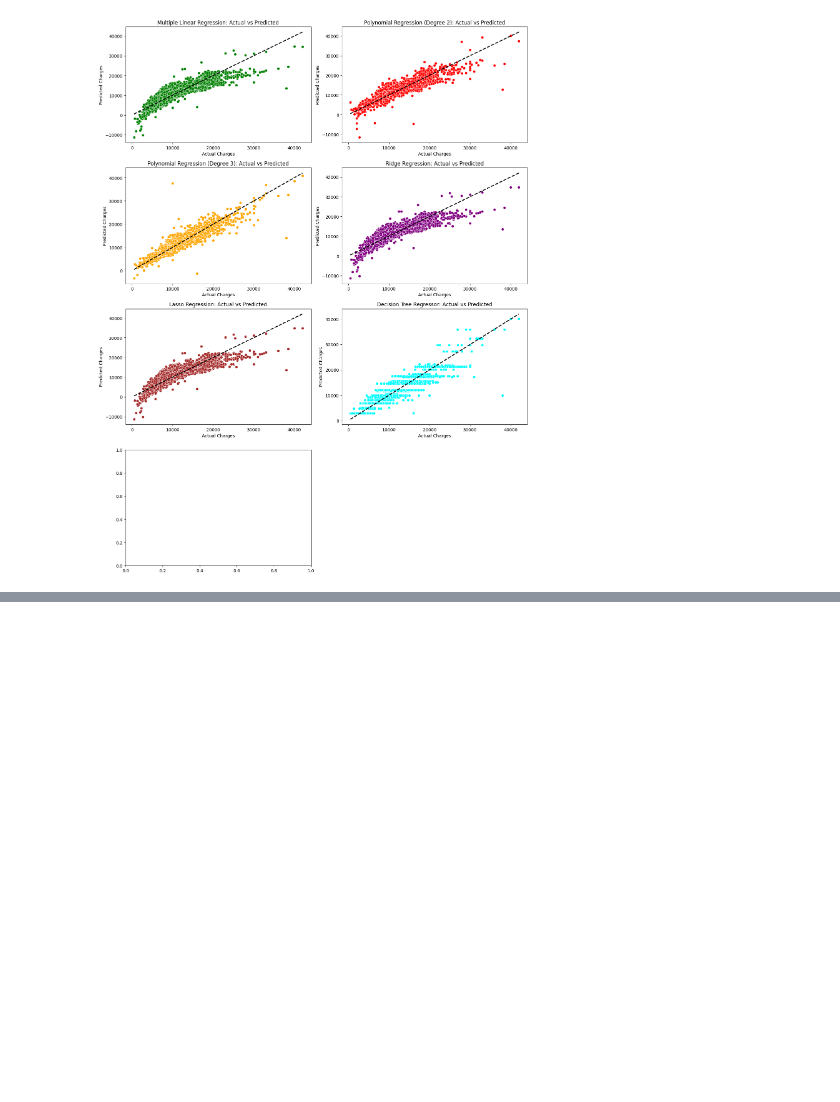
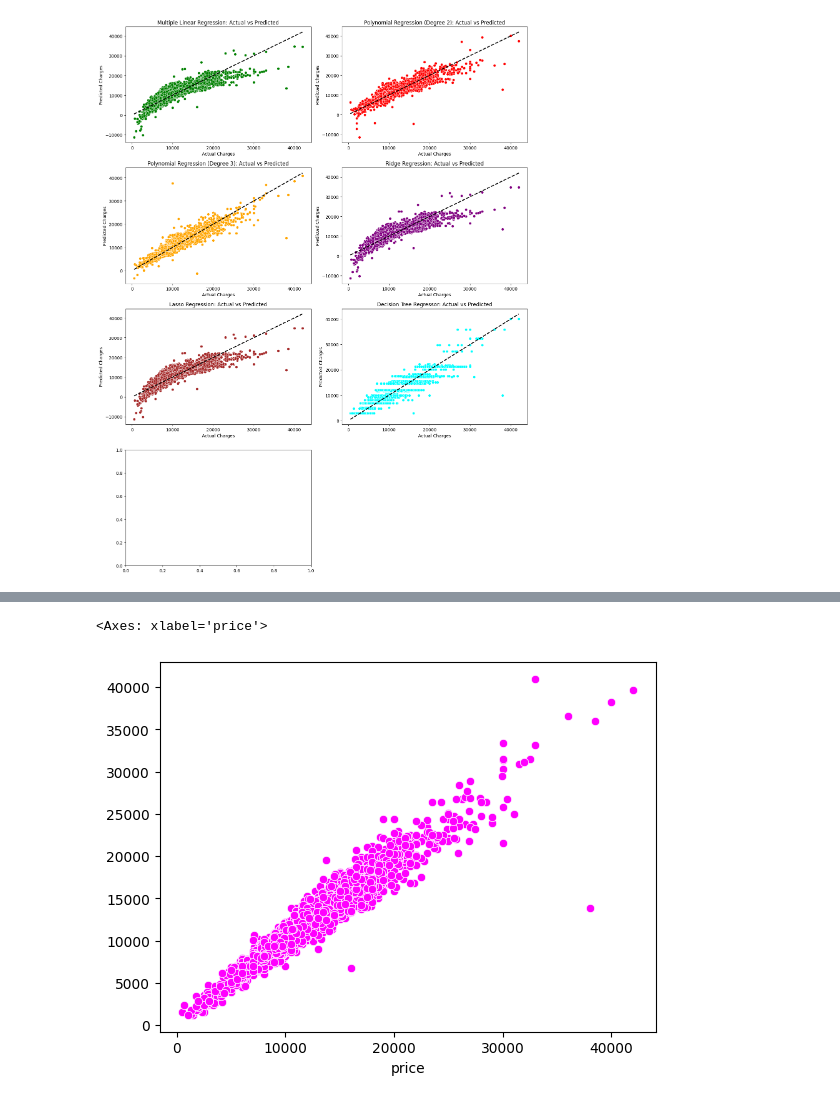
Before and after one commit to PRITP4051/Ford-Car-Price-Prediction-, a Jupyter notebook: notebooks/fordpriceprediction.ipynb, the cells around one changed output, grey strips where cells are left out. Drawn from its saved outputs; the diff is of its cells as text; code cells hidden in the pictures; blank space fills up the shorter version.

Commit message:
xgboost car price prediction

```diff
--- a/notebooks/fordpriceprediction.ipynb
+++ b/notebooks/fordpriceprediction.ipynb
@@ -6,7 +6,7 @@ import numpy as np
 import warnings
 warnings.filterwarnings('ignore')
 # %%
-df=pd.read_csv('ford.csv')
+df=pd.read_csv('C:\\Users\\pritp\\Desktop\\ford car price prediction\\data\\ford.csv')
 df.head()
 # %% [output]
 |  | model | year | price | transmission | mileage | fuelType | tax | mpg | engineSize |
@@ -336,3 +371,20 @@ MAE: 1779.7082512808365
 MSE: 5941831.84130725
 RMSE: 2437.587299217661
 R²: 0.7348822889505245
+# %%
+alphas=[0.01,0.1,1,10,100]
+for alpha in alphas:
+    lasso=Lasso(alpha=alpha)
+    lasso.fit(X_train,y_train)
+    y_pred_lasso=lasso.predict(X_test)
+
+    mse=mean_squared_error(y_test,y_pred_lasso)
+    RMSE=np.sqrt(mse)
+    r2=r2_score(y_test,y_pred_lasso)
+    mae=mean_absolute_error(y_test,y_pred_lasso)
+
+    print(f'Alpha: {alpha}')
+    print(f'MAE: {mae}')
+    print(f'MSE: {mse}')
+    print(f'RMSE: {RMSE}')
+    print(f'R²: {r2}\n')
@@ -339,6 +409,6 @@ R²: 0.7348822889505245
 # %%
 from sklearn.tree import DecisionTreeRegressor
-dt=DecisionTreeRegressor(random_state=42,max_depth=5)
+dt=DecisionTreeRegressor(random_state=42,max_depth=None)
 dt.fit(X_train,y_train)
 y_pred_dt=dt.predict(X_test)
 
@@ -479,3 +549,21 @@ plt.tight_layout()
 plt.show()
 # %% [output]
 [figure]
+# %%
+# train model using XGBoost Regressor
+import xgboost as xgb
+xgbr = xgb.XGBRegressor(random_state=42, n_estimators=100, learning_rate=0.1, max_depth=None)
+xgbr.fit(X_train, y_train)
+y_pred_test_xgbr=xgbr.predict(X_test)
+y_pred_train_xgbr = xgbr.predict(X_train)
+
+mse=mean_squared_error(y_test,y_pred_test_xgbr)
+RMSE=np.sqrt(mse)
+r2=r2_score(y_test,y_pred_test_xgbr)
+r2_train=r2_score(y_train,y_pred_train_xgbr)
+mae=mean_absolute_error(y_test,y_pred_test_xgbr)
+print(f'MAE: {mae}')
+print(f'MSE: {mse}')
+print(f'RMSE: {RMSE}')
+print(f'R² (Test): {r2}')
+print(f'R² (Train): {r2_train}')
@@ -481,0 +612,6 @@ plt.show()
+# %%
+#scatter plot for XGBoost Regressor
+sns.scatterplot(x=y_test, y=y_pred_test_xgbr, color='magenta')
+# %% [output]
+<Axes: xlabel='price'>
+[figure, added]
```
Also changed, not shown: parts of 9 cells of this notebook, 9 other files.
